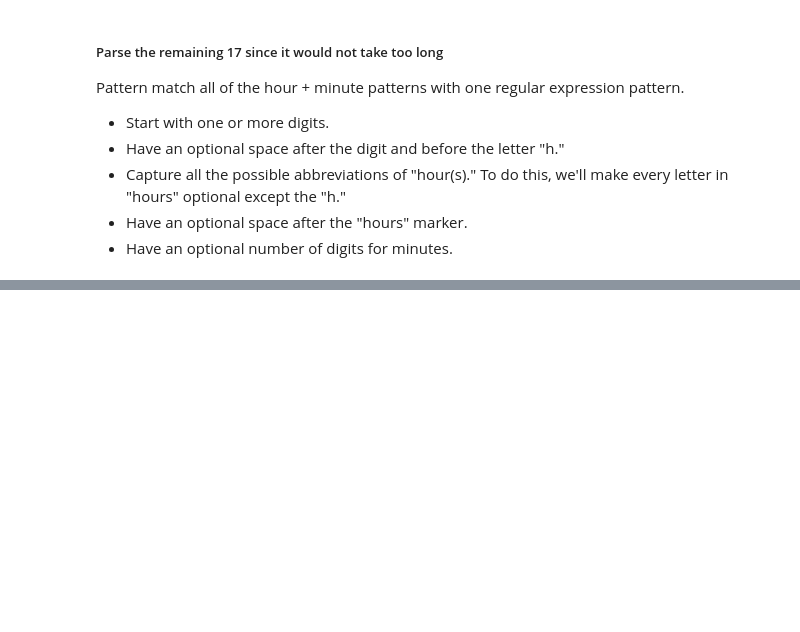
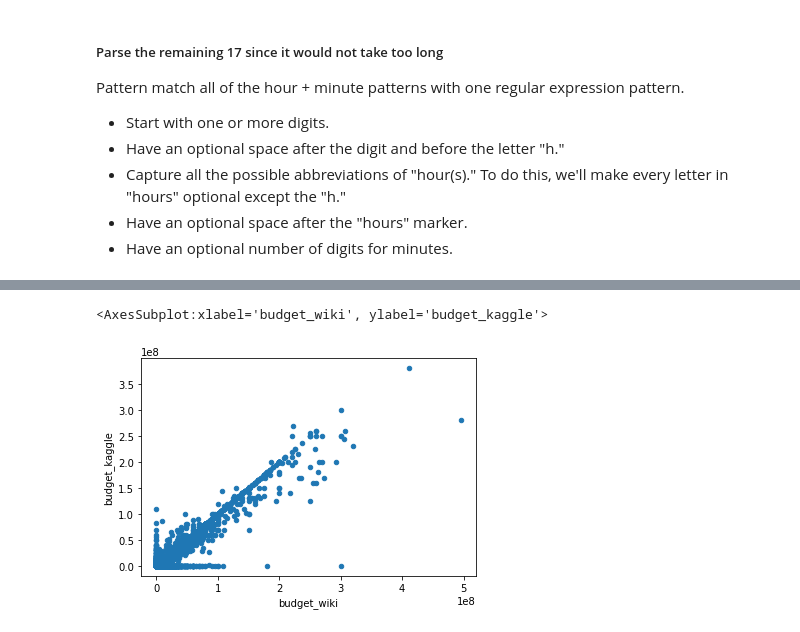
Before and after one commit to AveryCorniell/Movies-ETL, a Jupyter notebook: Movie_Lens.ipynb, the cells around one changed output, grey strips where cells are left out. Saved outputs shown, nothing was run; the diff lists cells and outputs as text; code cells hidden in the pictures; blank space fills up the shorter version.

```diff
--- a/Movie_Lens.ipynb
+++ b/Movie_Lens.ipynb
@@ -1055,0 +1129,7 @@ Name: rating, dtype: float64
+# %%
+# Compare "budget_wiki" and "budget_kaggle" columns using a scatter plot.
+# Since the scatter plot won't show null values, fill in missing values with zero.(same as with previous column)
+movies_df.fillna(0).plot(x='budget_wiki',y='budget_kaggle', kind='scatter')
+# %% [output]
+<AxesSubplot:xlabel='budget_wiki', ylabel='budget_kaggle'>
+[figure, added]
```
Also changed, not shown: parts of 63 cells of this notebook.
